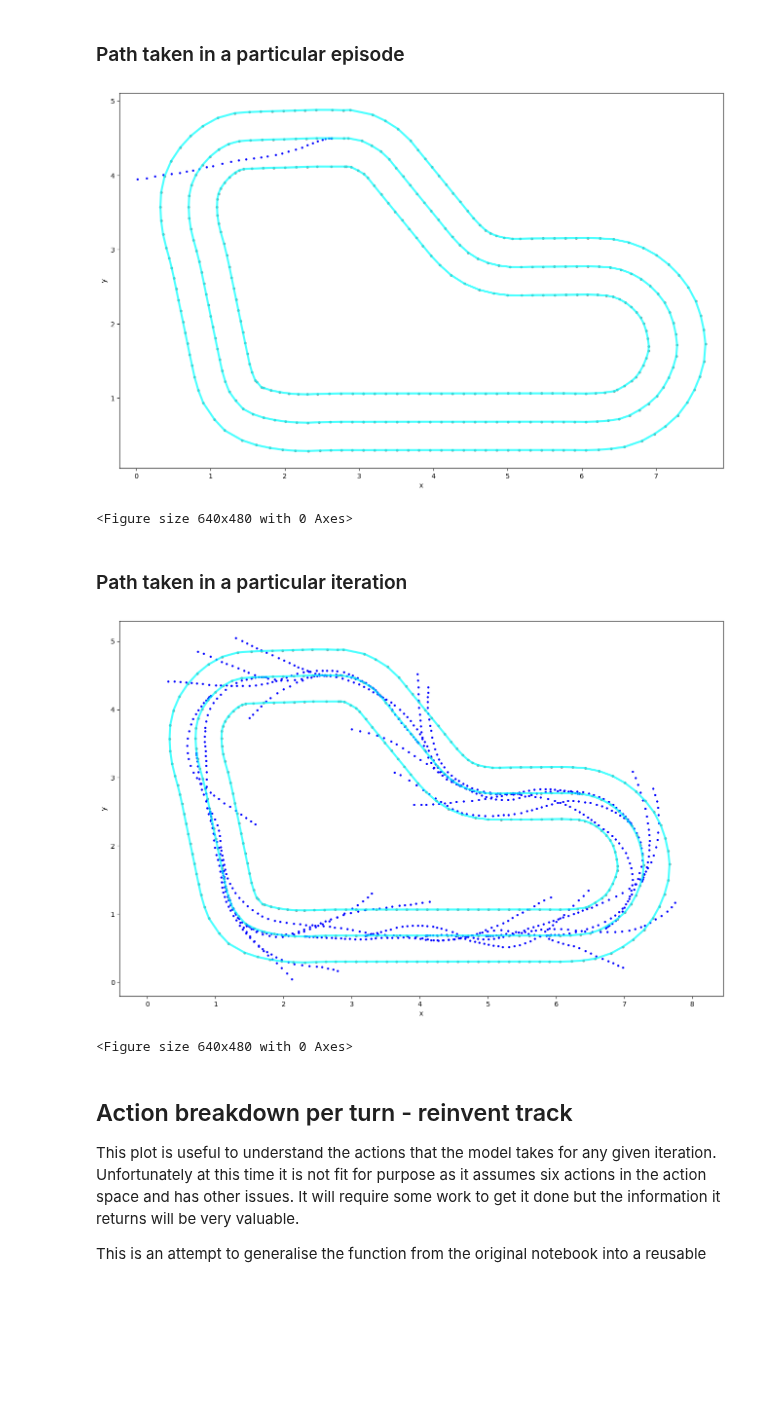
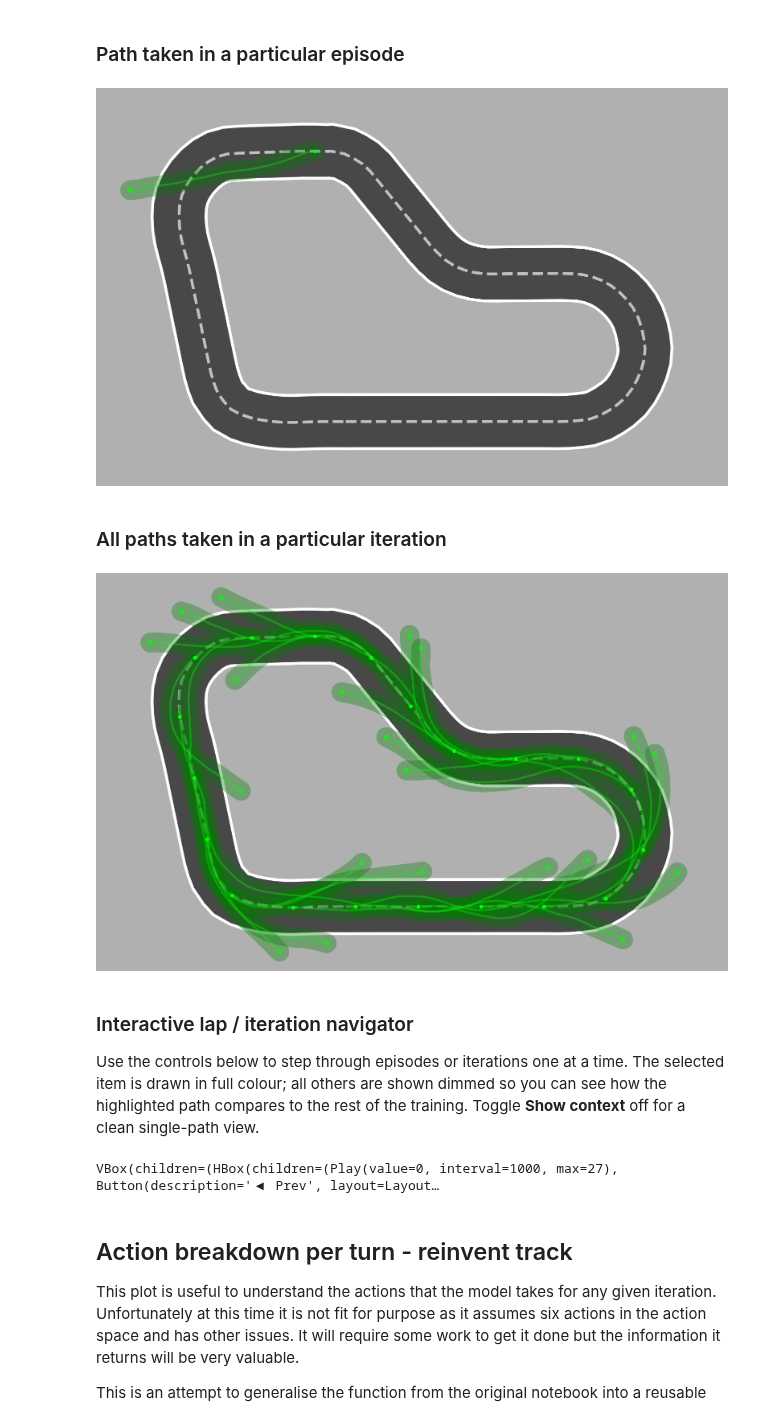
Before and after one commit to aws-deepracer-community/deepracer-analysis, a Jupyter notebook: Training_analysis.ipynb, the cells around one changed output. Saved outputs shown, nothing was run; the diff lists cells and outputs as text; code cells hidden in the pictures; blank space fills up the shorter version.

```diff
--- a/Training_analysis.ipynb
+++ b/Training_analysis.ipynb
@@ -527,14 +514,13 @@ episode_id = 12
 # %%
 try:
     if df.nunique(axis=0)['worker'] > 1:
-        pu.plot_selected_laps([episode_id], df, track, section_to_plot="unique_episode")
+        pu.plot_laps([episode_id], df, track, section_to_plot="unique_episode", style="modern")
     else:
-        pu.plot_selected_laps([episode_id], df, track)
+        pu.plot_laps([episode_id], df, track, single_plot=True, style="modern")
 except:
     print("Multiple workers not detected, assuming 1 worker")
-    pu.plot_selected_laps([episode_id], df, track)
+    pu.plot_laps([episode_id], df, track, single_plot=True, style="modern")
 # %% [output]
-[figure, old version]
+[figure, new version]
-<Figure size 640x480 with 0 Axes>
 # %% [markdown]
-### Path taken in a particular iteration
+### All paths taken in a particular iteration
@@ -541,10 +529,19 @@ except:
 # %%
-iteration_id = 10
-
-pu.plot_selected_laps([iteration_id], df, track, section_to_plot = 'iteration')
+pu.plot_laps([iteration_id], df, track, section_to_plot='iteration', style="modern")
 # %% [output]
-[figure, old version]
+[figure, new version]
-<Figure size 640x480 with 0 Axes>
+# %% [markdown]
+### Interactive lap / iteration navigator
+
+Use the controls below to step through episodes or iterations one at a time.
+The selected item is drawn in full colour; all others are shown dimmed so you can
+see how the highlighted path compares to the rest of the training.
+Toggle **Show context** off for a clean single-path view.
+# %%
+# ── Episode navigator ─────────────────────────────────────────────────────────
+pu.plot_laps_navigator(df, track, section_to_plot='iteration')
+# %% [output]
+VBox(children=(HBox(children=(Play(value=0, interval=1000, max=27), Button(description='◀ Prev', layout=Layout…
 # %% [markdown]
 ## Action breakdown per turn - reinvent track
 
```
Also changed, not shown: parts of 6 cells of this notebook, 1 other file.
